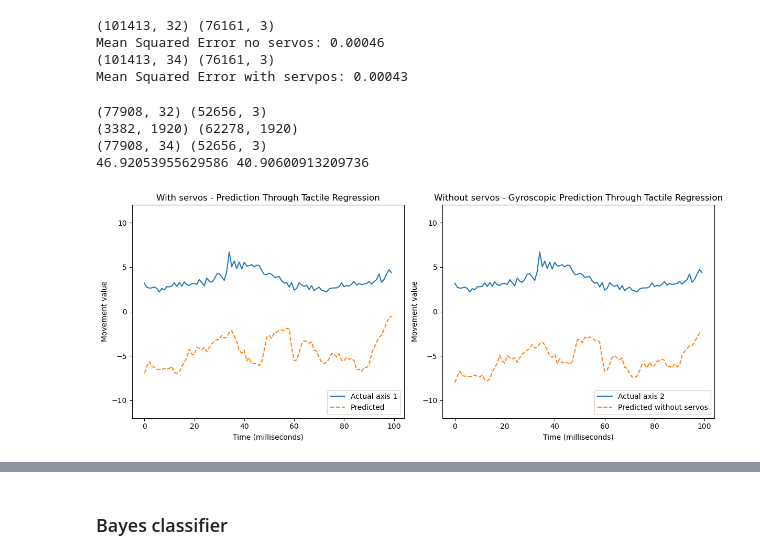
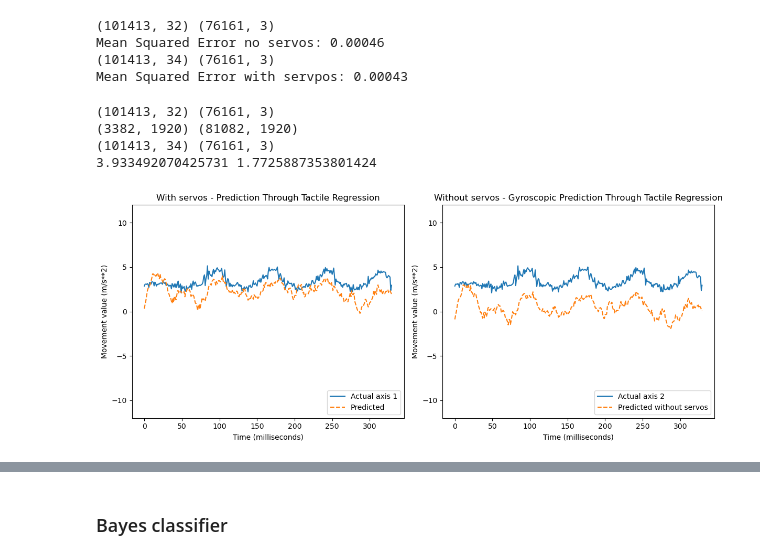
Before and after one commit to shepai/TactileSensor, a Jupyter notebook: Code/Data collection/robot/excel.ipynb, the cells around one changed output, grey strips where cells are left out. Drawn from its saved outputs; the diff is of its cells as text; code cells hidden in the pictures.

```diff
--- a/Code/Data collection/robot/excel.ipynb
+++ b/Code/Data collection/robot/excel.ipynb
@@ -899,82 +899,74 @@ y_ramp=np.concatenate((y,y1),axis=0)
 X_ramp2,y_ramp2=gen_temporal_data(X,y,60)
 
 #train without servos
-X,y=genDataSet(0,1,ramp=0,servos=0)
+X,y=genDataSet(0,1,ramp=1,servos=0)
 X_,y_=gen_temporal_data(X,y,60)
 
 X_train, X_test, Y_train, Y_test = train_test_split_norm(X_, y_, test_size=0.2, random_state=42)
 #X_train, X_test, Y_train, Y_test = train_test_split(X_, y_, test_size=0.2, random_state=42)
 # Create a Ridge Regression model
 alpha = 1.0  # Ridge regularization parameter (adjust as needed)
-ridge_model = Ridge(alpha=alpha)
+ridge_modelns = Ridge(alpha=alpha)
 #ridge_model = LinearRegression(positive=True)
 # Fit the model to the training data
-ridge_model.fit(X_train, Y_train)
+ridge_modelns.fit(X_train, Y_train)
 print(X_ramp1.shape,X_train.shape)
 # Make predictions on the test data
-Y_pred1 = ridge_model.predict(X_ramp1)
+Y_pred1 = ridge_modelns.predict(X_ramp1)
 
 # Calculate Mean Squared Error (MSE) to evaluate the model
 mse1 = mean_squared_error(y_ramp1, Y_pred1)
 
 #train with servos
-X,y=genDataSet(0,1,ramp=0,servos=1)
+X,y=genDataSet(0,1,ramp=1,servos=1)
 X_,y_=gen_temporal_data(X,y,60)
 
 X_train, X_test, Y_train, Y_test = train_test_split_norm(X_, y_, test_size=0.2, random_state=42)
 #X_train, X_test, Y_train, Y_test = train_test_split(X_, y_, test_size=0.2, random_state=42)
 # Create a Ridge Regression model
 alpha = 1.0  # Ridge regularization parameter (adjust as needed)
-ridge_model = Ridge(alpha=alpha)
+ridge_models = Ridge(alpha=alpha)
 #ridge_model = LinearRegression(positive=True)
 # Fit the model to the training data
-ridge_model.fit(X_train, Y_train)
+ridge_models.fit(X_train, Y_train)
 
 # Make predictions on the test data
-Y_pred2 = ridge_model.predict(X_ramp2)
+Y_pred2 = ridge_models.predict(X_ramp2)
 
 # Calculate Mean Squared Error (MSE) to evaluate the model
 mse2 = mean_squared_error(y_ramp2, Y_pred2)
 
 print(mse1,mse2)
-start = 100
-end = 200
+start = 270
+end = 600
 axis = 1
-
-# Plot for Training Data
-Y_pred_train = ridge_model.predict(X_train)
-
 fig, axs = plt.subplots(1, 2, figsize=(12, 5))
 
 # Subplot 1 - Training Data
 axs[0].plot(y_ramp[:, axis][start:end], label="Actual axis 1")
 axs[0].plot(Y_pred2[:, axis][start:end], "--", label="Predicted")
 
-
 axs[0].set_ylim([-12,12])
 axs[0].set_title("With servos - Prediction Through Tactile Regression")
-axs[0].set_ylabel("Movement value")
+axs[0].set_ylabel("Movement value (m/s**2)")
 axs[0].set_xlabel("Time (milliseconds)")
 axs[0].legend(loc="lower right")
-
-# Plot for Testing Data
-Y_pred_test = ridge_model.predict(X_test)
 
 # Subplot 2 - Testing Data
 axs[1].plot(y_ramp[:, axis][start:end], label="Actual axis 2")
 axs[1].plot(Y_pred1[:, axis][start:end], "--", label="Predicted without servos")
 
 axs[1].set_ylim([-12,12])
 axs[1].set_title("Without servos - Gyroscopic Prediction Through Tactile Regression")
-axs[1].set_ylabel("Movement value")
+axs[1].set_ylabel("Movement value (m/s**2)")
 axs[1].set_xlabel("Time (milliseconds)")
 axs[1].legend(loc="lower right")
 
 plt.tight_layout()
 plt.show()
 # %% [output]
-(77908, 32) (52656, 3)
-(3382, 1920) (62278, 1920)
-(77908, 34) (52656, 3)
-46.92053955629586 40.90600913209736
+(101413, 32) (76161, 3)
+(3382, 1920) (81082, 1920)
+(101413, 34) (76161, 3)
+3.933492070425731 1.7725887353801424
-[figure, old version]
+[figure, new version]
```
Also changed, not shown: parts of 8 cells of this notebook.
